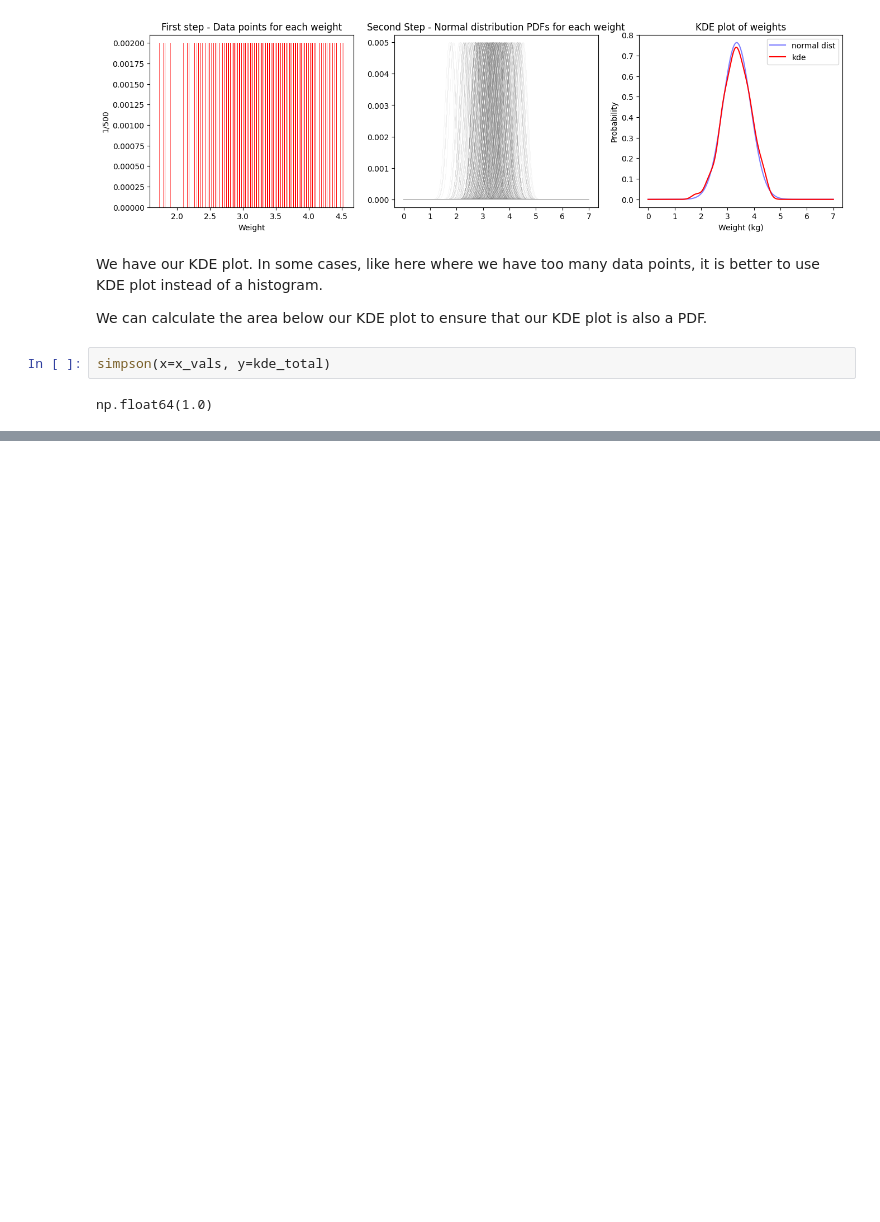
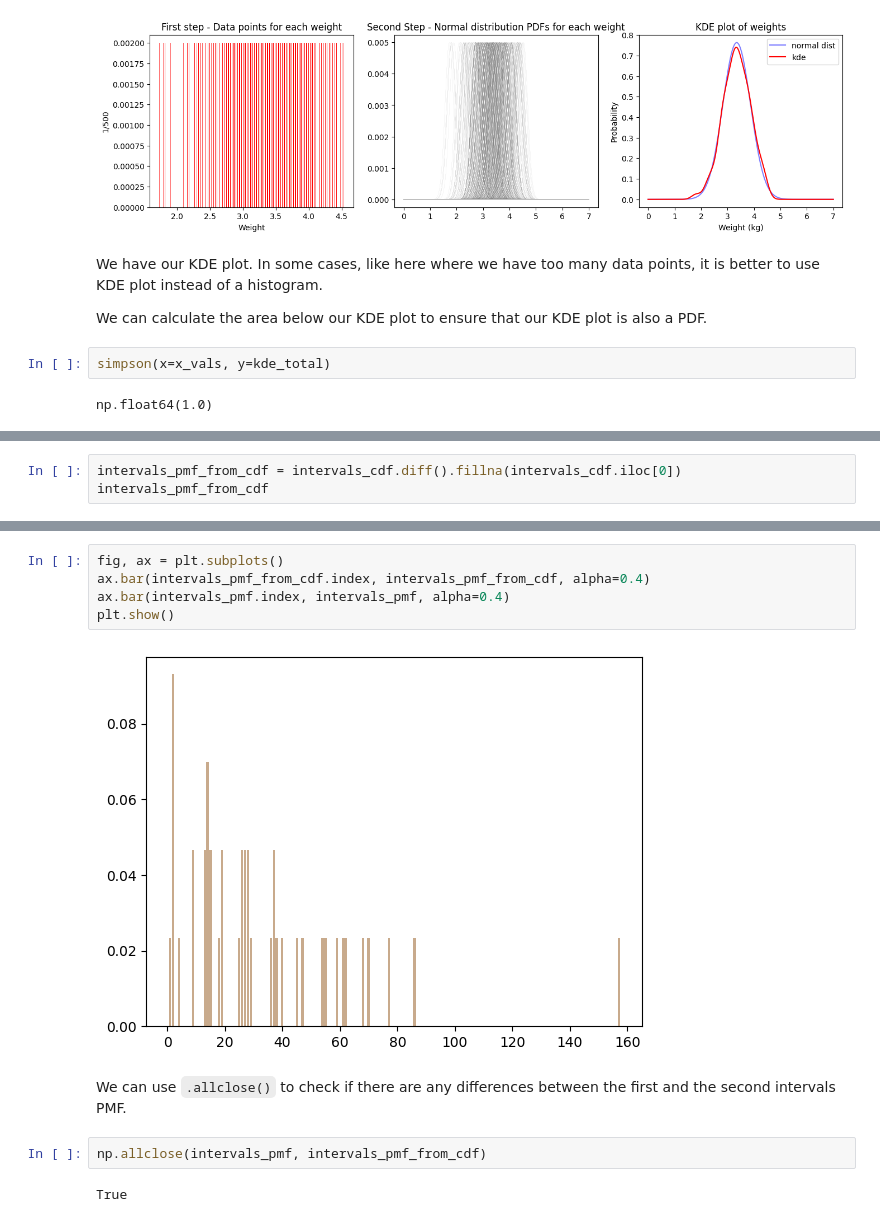
Before and after one commit to dybdeskarphet/statistics, a Jupyter notebook: notes/think_stats/06_probability_density_functions.ipynb, the cells around one changed output, grey strips where cells are left out. Saved outputs shown, nothing was run; the diff lists cells and outputs as text; blank space fills up the shorter version.

```diff
--- a/notes/think_stats/06_probability_density_functions.ipynb
+++ b/notes/think_stats/06_probability_density_functions.ipynb
@@ -191,0 +296,3 @@ At this point, we have a complete set of ways to represent distributions: PMFs,
+# %%
+intervals_pmf_from_cdf = intervals_cdf.diff().fillna(intervals_cdf.iloc[0])
+intervals_pmf_from_cdf
@@ -191,0 +317,13 @@ At this point, we have a complete set of ways to represent distributions: PMFs,
+# %%
+fig, ax = plt.subplots()
+ax.bar(intervals_pmf_from_cdf.index, intervals_pmf_from_cdf, alpha=0.4)
+ax.bar(intervals_pmf.index, intervals_pmf, alpha=0.4)
+plt.show()
+# %% [output]
+[figure, added]
+# %% [markdown]
+We can use `.allclose()` to check if there are any differences between the first and the second intervals PMF.
+# %%
+np.allclose(intervals_pmf, intervals_pmf_from_cdf)
+# %% [output]
+True
```
Also changed, not shown: parts of 30 cells of this notebook, 4 other files.
